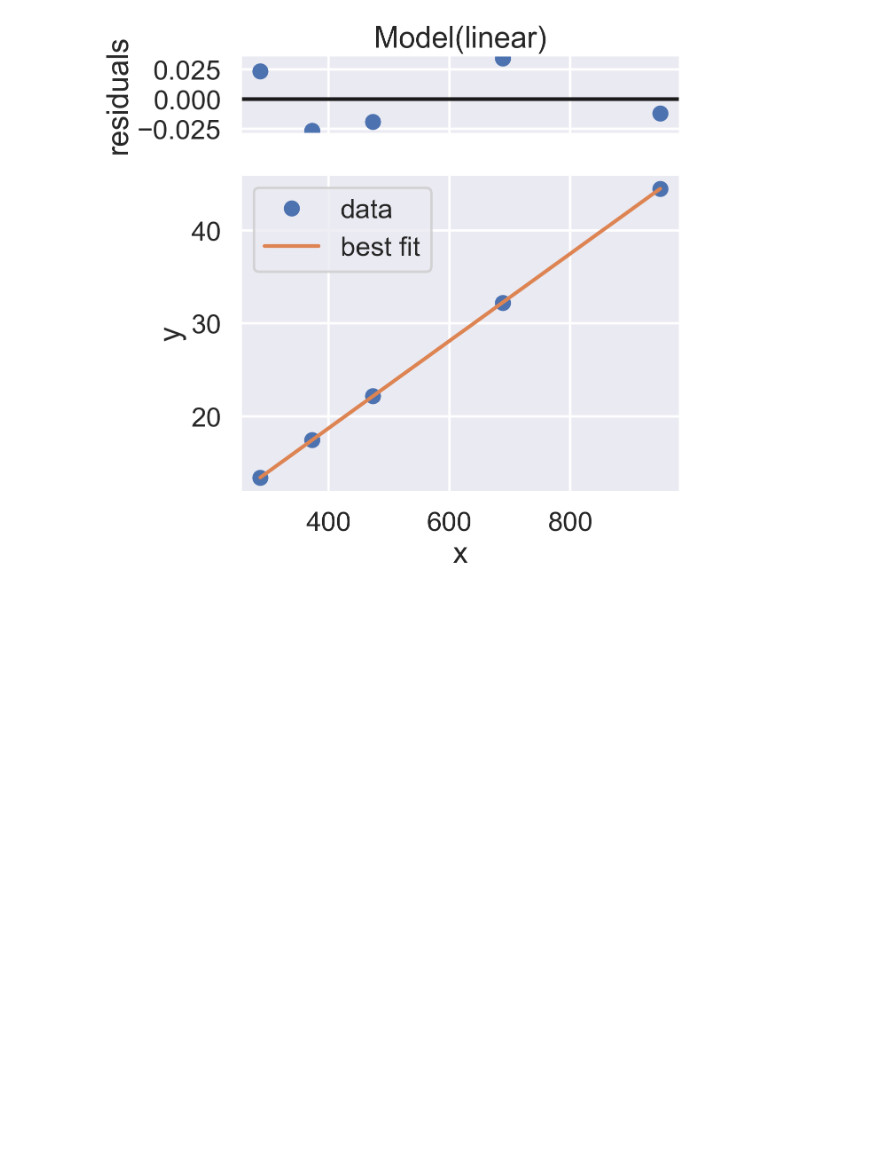
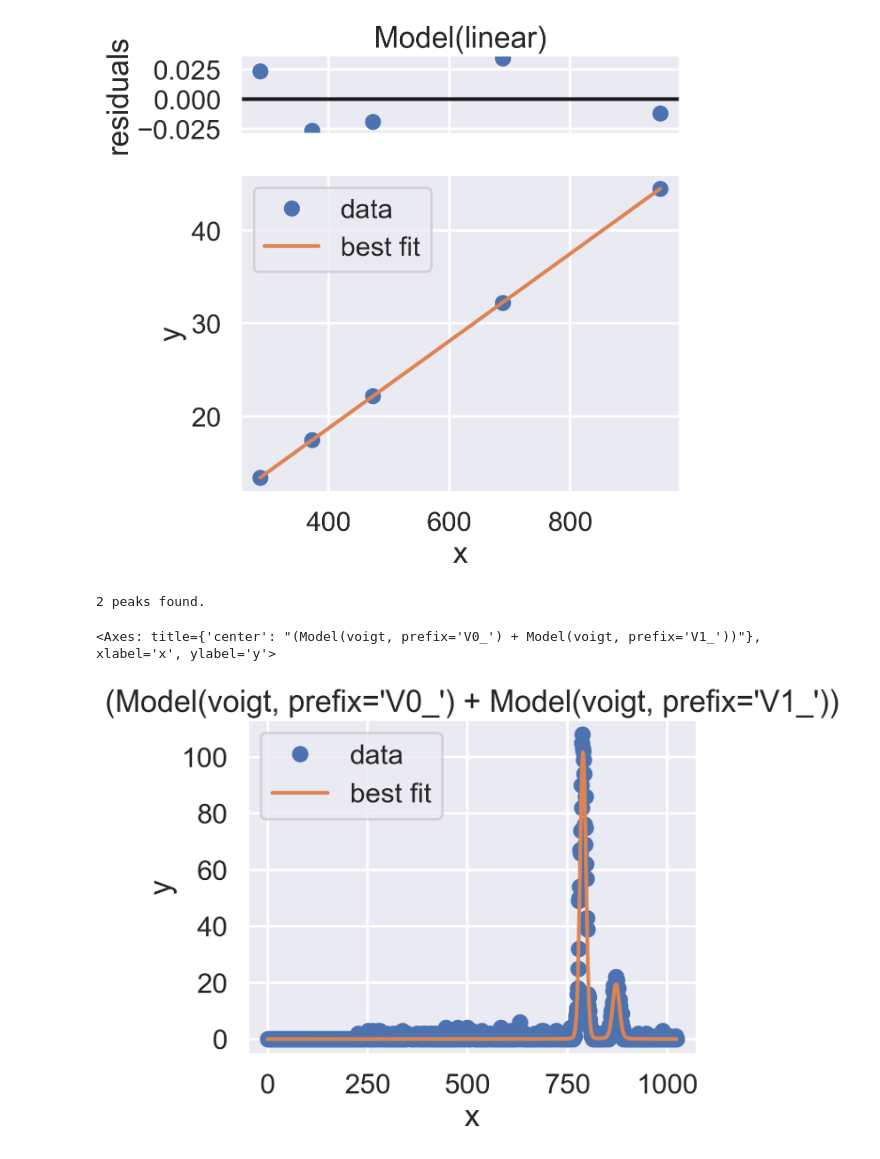
Before and after one commit to Xuanyiyiren/Fundamental-Laboratory-Experiment-in-Nuclear-Electronics-II, a Jupyter notebook: Experiment-6/dataana.ipynb, the cells around one changed output. Drawn from its saved outputs; the diff is of its cells as text; code cells hidden in the pictures; blank space fills up the shorter version.

Commit message:
mutil_fitting

```diff
--- a/Experiment-6/dataana.ipynb
+++ b/Experiment-6/dataana.ipynb
@@ -169,3 +169,15 @@ result.plot()
     C(slope, intercept) = -0.9185
 [figure]
 [figure]
+# %%
+from peak_fitting import peak_fitting
+
+data = open_mca_data(r'raw_data\Cu25_6.mca')
+# peaks,info = find_peaks(data, prominence=20,width = 10)
+result = peak_fitting(data, prominence=20,width = 10,peak_type='V')
+
+result.plot_fit()
+# %% [output]
+2 peaks found.
+<Axes: title={'center': "(Model(voigt, prefix='V0_') + Model(voigt, prefix='V1_'))"}, xlabel='x', ylabel='y'>
+[figure, added]
```
Also changed, not shown: parts of 1 cell of this notebook, 3 other files.
